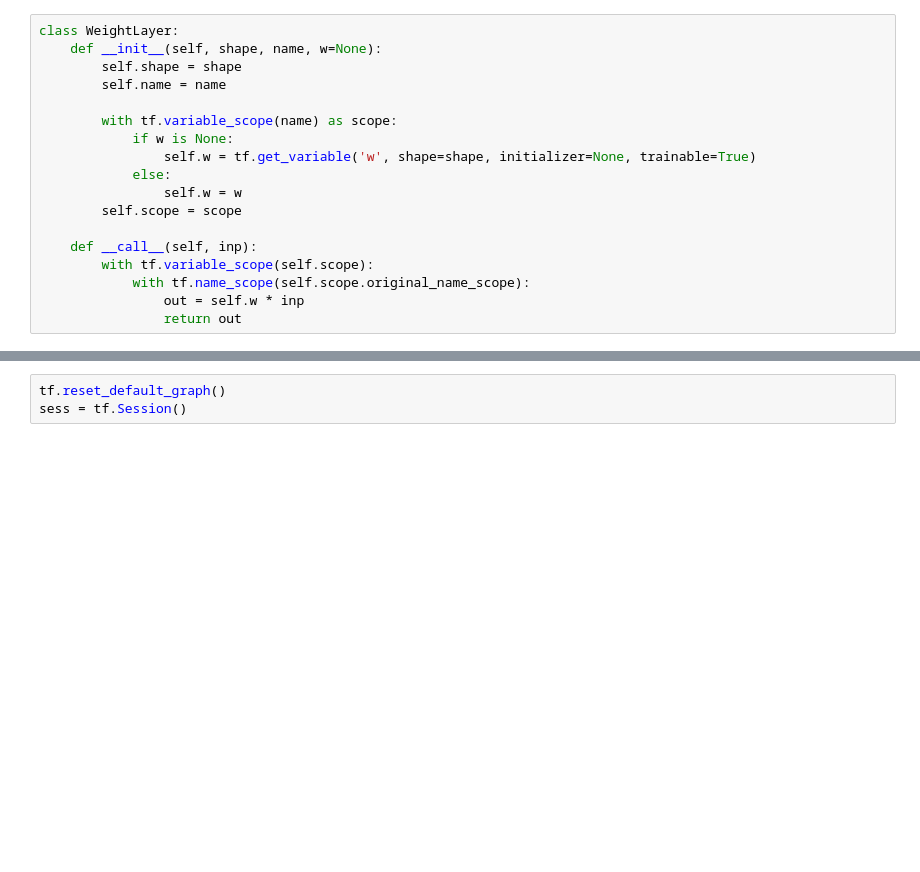
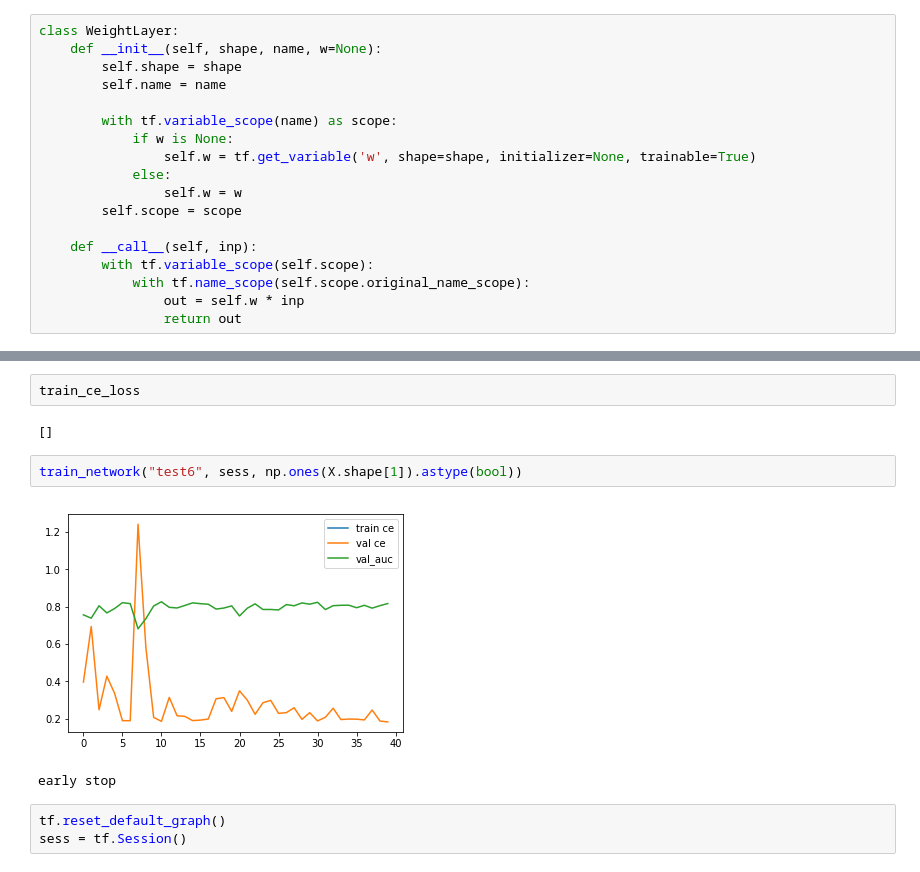
Before and after one commit to rykachevskiy/insilico_test, a Jupyter notebook: src/main.ipynb, the cells around one changed output, grey strips where cells are left out. Drawn from its saved outputs; the diff is of its cells as text; blank space fills up the shorter version.

```diff
--- a/src/main.ipynb
+++ b/src/main.ipynb
@@ -140,3 +310,12 @@ from keras.layers import Dense
+# %%
+train_ce_loss
+# %% [output]
+[]
+# %%
+train_network("test6", sess, np.ones(X.shape[1]).astype(bool))
+# %% [output]
+[figure, added]
+early stop
 # %%
 tf.reset_default_graph()
 sess = tf.Session()
```
Also changed, not shown: parts of 23 cells of this notebook.
